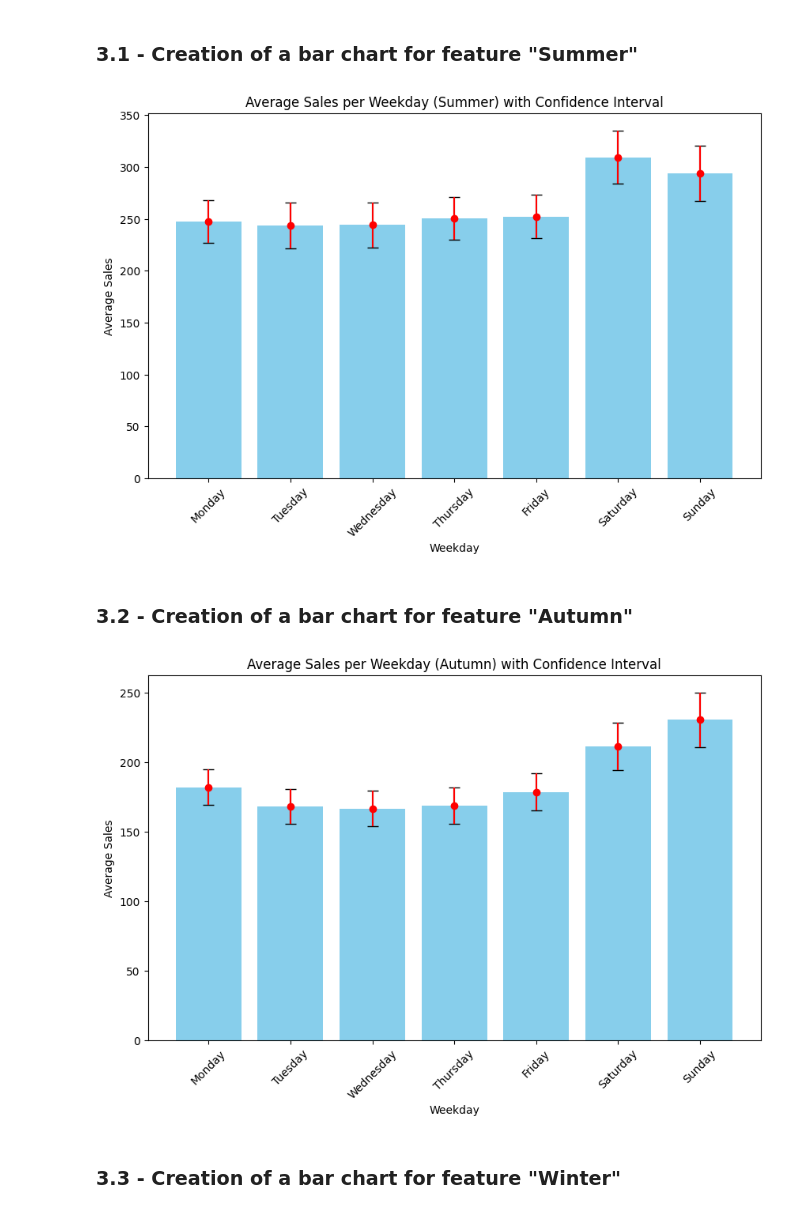
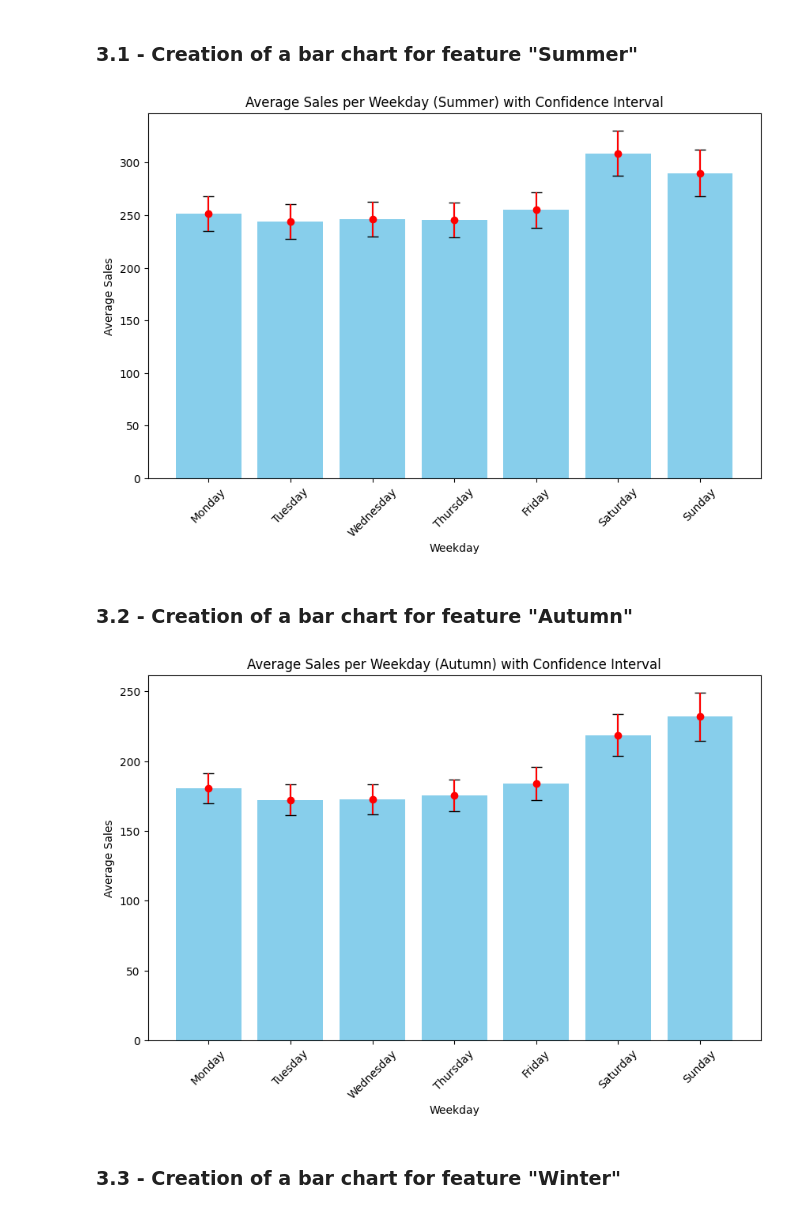
Before and after one commit to BossyNine/bakery_sales_prediction, a Jupyter notebook: 1_DatasetCharacteristics/DataAnalyse4AditionalFeatures.ipynb, the cells around one changed output. Cells and saved outputs as stored; diff of their text form; code cells hidden in the pictures.

```diff
--- a/1_DatasetCharacteristics/DataAnalyse4AditionalFeatures.ipynb
+++ b/1_DatasetCharacteristics/DataAnalyse4AditionalFeatures.ipynb
@@ -265,23 +268,26 @@ import numpy as np
 import matplotlib.pyplot as plt
 
 # Load the new dataset
-url = 'https://raw.githubusercontent.com/BossyNine/bakery_sales_prediction/main/sourcedata/cleaned_data/6_weather_parameters-2.csv'
-df_weather = pd.read_csv(url)
+#url = 'https://raw.githubusercontent.com/BossyNine/bakery_sales_prediction/main/sourcedata/cleaned_data/6_weather_parameters-2.csv'
+data = "/workspaces/bakery_sales_prediction/sourcedata/cleaned_data/7_transformed_variables.csv"
+
+#df_weather = pd.read_csv(url)
+df_weather = pd.read_csv(data)
 
 # Convert 'Datum' column to datetime format
 df_weather['Datum'] = pd.to_datetime(df_weather['Datum'])
 
 # Filter the data for the 'summer' season
-df_summer = df_weather[df_weather['season_str'] == 'summer'].copy()
+df_summer = df_weather[df_weather['season'] == 2].copy() # (1=spring, 2=summer, 3=autumn, 4=winter)
 
 # Extract weekday from 'Datum' column
-df_summer.loc[:, 'Weekday'] = df_summer['Datum'].dt.weekday
+df_summer.loc[:, 'weekday'] = df_summer['Datum'].dt.weekday
 
 # Calculate average sales ('Umsatz') per weekday
-avg_sales_per_weekday = df_summer.groupby('Weekday')['Umsatz'].mean()
+avg_sales_per_weekday = df_summer.groupby('weekday')['Umsatz'].mean()
 
 # Calculate confidence intervals for average sales
-ci_sales = 1.96 * df_summer.groupby('Weekday')['Umsatz'].std() / np.sqrt(df_summer.groupby('Weekday')['Umsatz'].count())
+ci_sales = 1.96 * df_summer.groupby('weekday')['Umsatz'].std() / np.sqrt(df_summer.groupby('weekday')['Umsatz'].count())
 
 # Sort weekdays from Monday to Sunday
 avg_sales_per_weekday = avg_sales_per_weekday.reindex([0, 1, 2, 3, 4, 5, 6])
@@ -297,7 +303,7 @@ plt.ylabel('Average Sales')
 plt.title('Average Sales per Weekday (Summer) with Confidence Interval')
 plt.show()
 # %% [output]
-[figure, old version]
+[figure, new version]
 # %% [markdown]
 ### **3.2 - Creation of a bar chart for feature "Autumn"**
 # %%
@@ -305,40 +311,43 @@ import pandas as pd
 import numpy as np
 import matplotlib.pyplot as plt
 
 # Load the new dataset
-url = 'https://raw.githubusercontent.com/BossyNine/bakery_sales_prediction/main/sourcedata/cleaned_data/6_weather_parameters-2.csv'
-df_weather = pd.read_csv(url)
+#url = 'https://raw.githubusercontent.com/BossyNine/bakery_sales_prediction/main/sourcedata/cleaned_data/6_weather_parameters-2.csv'
+data = "/workspaces/bakery_sales_prediction/sourcedata/cleaned_data/7_transformed_variables.csv"
+
+#df_weather = pd.read_csv(url)
+df_weather = pd.read_csv(data)
 
 # Convert 'Datum' column to datetime format
 df_weather['Datum'] = pd.to_datetime(df_weather['Datum'])
 
 # Filter the data for the 'summer' season
-df_autumn = df_weather[df_weather['season_str'] == 'autumn'].copy()
+df_autumn = df_weather[df_weather['season'] == 3].copy()
 
 # Extract weekday from 'Datum' column
-df_autumn.loc[:, 'Weekday'] = df_autumn['Datum'].dt.weekday
+df_autumn.loc[:, 'weekday'] = df_autumn['Datum'].dt.weekday
 
 # Calculate average sales ('Umsatz') per weekday
-avg_sales_per_weekday = df_autumn.groupby('Weekday')['Umsatz'].mean()
+avg_sales_per_weekday = df_autumn.groupby('weekday')['Umsatz'].mean()
 
 # Calculate confidence intervals for average sales
-ci_sales = 1.96 * df_autumn.groupby('Weekday')['Umsatz'].std() / np.sqrt(df_autumn.groupby('Weekday')['Umsatz'].count())
+ci_sales = 1.96 * df_autumn.groupby('weekday')['Umsatz'].std() / np.sqrt(df_autumn.groupby('weekday')['Umsatz'].count())
 
 # Sort weekdays from Monday to Sunday
 avg_sales_per_weekday = avg_sales_per_weekday.reindex([0, 1, 2, 3, 4, 5, 6])
 ci_sales = ci_sales.reindex([0, 1, 2, 3, 4, 5, 6])
 
 # Plot bar chart
 plt.figure(figsize=(10, 6))
 plt.bar(avg_sales_per_weekday.index, avg_sales_per_weekday.values, yerr=ci_sales, capsize=5, color='skyblue')
 plt.errorbar(avg_sales_per_weekday.index, avg_sales_per_weekday.values, yerr=ci_sales, fmt='o', color='red')
 plt.xticks(range(7), ['Monday', 'Tuesday', 'Wednesday', 'Thursday', 'Friday', 'Saturday', 'Sunday'], rotation=45)
 plt.xlabel('Weekday')
 plt.ylabel('Average Sales')
 plt.title('Average Sales per Weekday (Autumn) with Confidence Interval')
 plt.show()
 # %% [output]
-[figure, old version]
+[figure, new version]
 # %% [markdown]
 ### **3.3 - Creation of a bar chart for feature "Winter"**
 # %%
```
Also changed, not shown: parts of 12 cells of this notebook.
